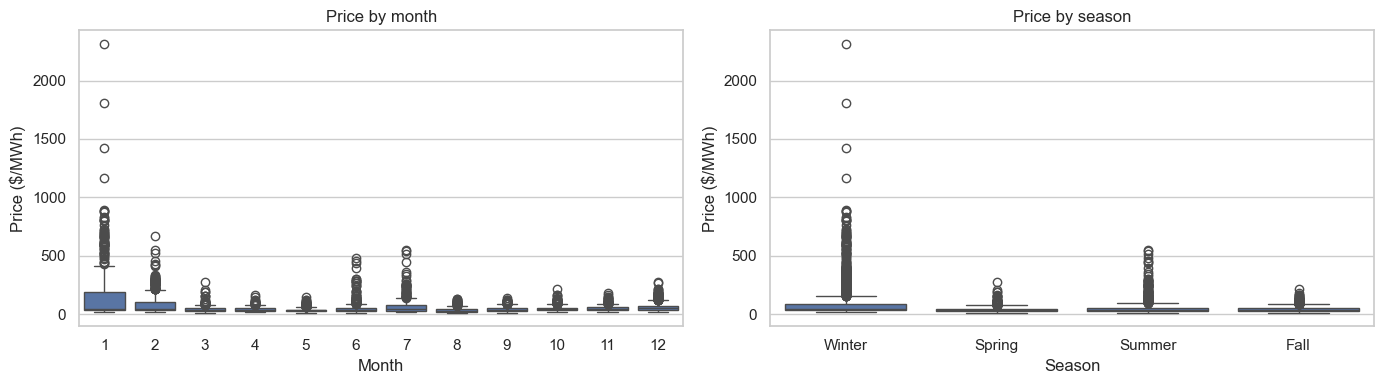
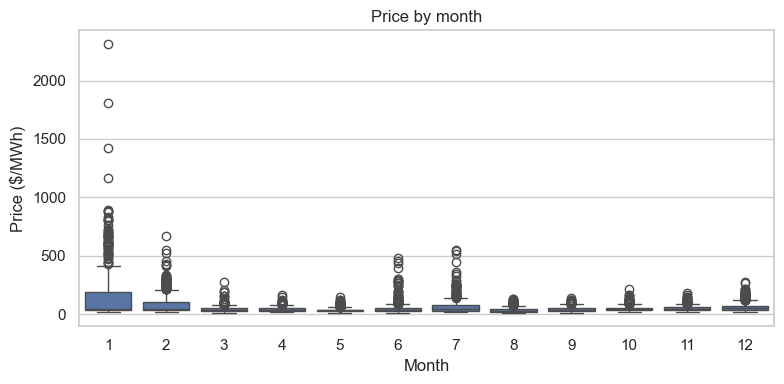
Code edit (unified diff) that turned the first committed figure into the second:
--- before
+++ after
@@ -1,9 +1,14 @@
-fig, axes = plt.subplots(1, 2, figsize=(14, 4))
+# Price by month plot
+plt.figure(figsize=(8, 4))
+sns.boxplot(data=eda, x="month", y="price")
+plt.title("Price by month")
+plt.xlabel("Month")
+plt.ylabel("Price ($/MWh)")
+plt.tight_layout()
+plt.savefig(PLOTS_DIR / "eda_price_by_month.png", dpi=120, bbox_inches="tight")
+plt.show()
 
-sns.boxplot(data=eda, x="month", y="price", ax=axes[0])
-axes[0].set_title("Price by month")
-axes[0].set_xlabel("Month")
-axes[0].set_ylabel("Price ($/MWh)")
-
+# Price by season plot
+plt.figure(figsize=(8, 4))
 season_map = {0: "Winter", 1: "Spring", 2: "Summer", 3: "Fall"}
 season_plot = eda.copy()
@@ -14,11 +19,9 @@
     y="price",
     order=["Winter", "Spring", "Summer", "Fall"],
-    ax=axes[1],
 )
-axes[1].set_title("Price by season")
-axes[1].set_xlabel("Season")
-axes[1].set_ylabel("Price ($/MWh)")
-
+plt.title("Price by season")
+plt.xlabel("Season")
+plt.ylabel("Price ($/MWh)")
 plt.tight_layout()
-plt.savefig(PLOTS_DIR / "eda_price_month_season.png", dpi=120, bbox_inches="tight")
+plt.savefig(PLOTS_DIR / "eda_price_by_season.png", dpi=120, bbox_inches="tight")
 plt.show()

Commit: Update EDA plots